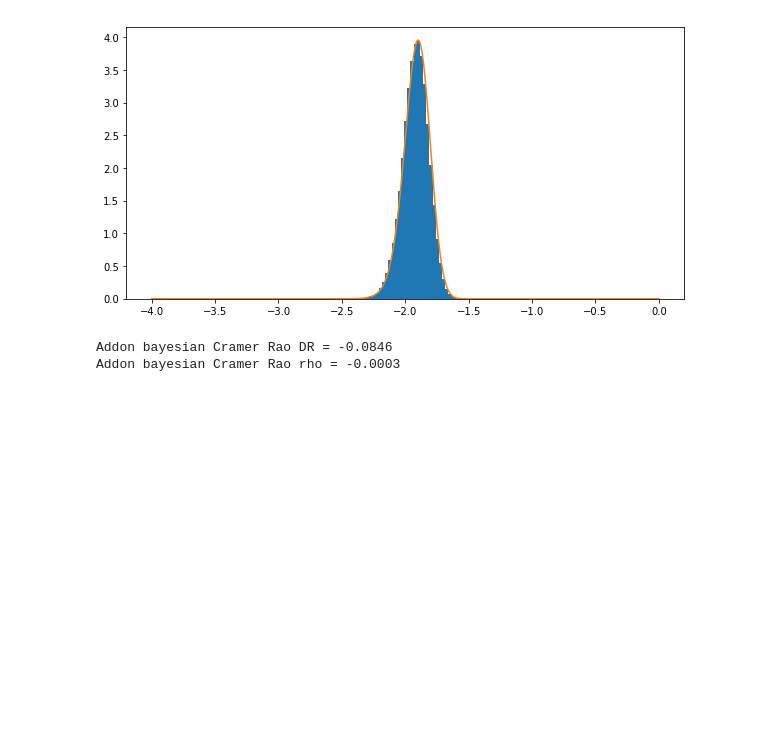
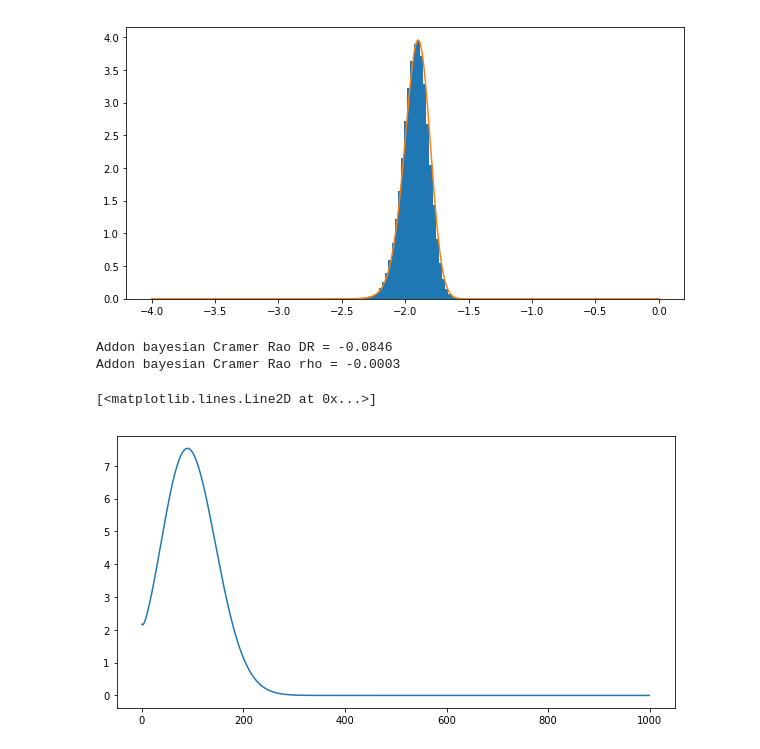
Before and after one commit to martinobdl/FinEngFinalProj, a Jupyter notebook: python/Untitled.ipynb, the cells around one changed output. Saved outputs shown, nothing was run; the diff lists cells and outputs as text; code cells hidden in the pictures; blank space fills up the shorter version.

```diff
--- a/python/Untitled.ipynb
+++ b/python/Untitled.ipynb
@@ -205,3 +188,18 @@ rho_sim_bayes = utils.samplingFromPosterior(N_simulations,rho_vect,h)
+# %%
+# rho posterior
+
+rho_vect  = np.linspace(0.005,0.995,1980)       # equispaced vector
+[aa,bb]   = utils.betaParameter(rho_vect,rho_std)  # A and B beta parameters
+
+h = utils.posteriorDistributionRho(rho_mean,rho_vect,aa,bb)
+
+h_rho     = utils.posteriorDistributionRho(rho_mean,rho_vect,aa,bb) # posterior distribution on rho_vect
+
+xrho_vect = np.linspace(0.005,0.995,1000)
+f_x_rho = lambda x: scipy.stats.beta.pdf(x,aa,bb)           # density of x given mean (unknown) and empirical std
+xrho_pdf = utils.bayesianPrediction(xrho_vect,rho_vect,h_rho,f_x_rho) # density of X conditioned on data
+
+rho_sim_bayes = utils.samplingFromPosterior(N_simulations,xrho_vect,xrho_pdf) # simulated rho
 # %%
 posterior_mean = np.trapz(h*rho_vect,rho_vect)
 posterior_var = np.trapz(h*rho_vect**2,rho_vect)-posterior_mean**2
@@ -268,3 +266,19 @@ print("Addon bayesian Cramer Rao rho = {0:.4f}".format(RCb_HP_rho_CR/RC_HP-1))
 # %% [output]
 Addon bayesian Cramer Rao DR = -0.0846
 Addon bayesian Cramer Rao rho = -0.0003
+# %%
+x_vect=xrho_vect
+p_vect=rho_vect
+p_distr=h_rho
+handlef=f_x_rho
+
+n = len(x_vect)
+x_dd = np.zeros(n)
+for i in range(n):
+    x_dd[i] = np.trapz(handlef(x_vect[i])*p_distr,p_vect)
+
+plt.plot(x_dd)
+#x_dd/np.trapz(x_dd,x_vect)
+# %% [output]
+[<matplotlib.lines.Line2D at 0x...>]
+[figure, added]
```
Also changed, not shown: parts of 8 cells of this notebook, 6 other files.
